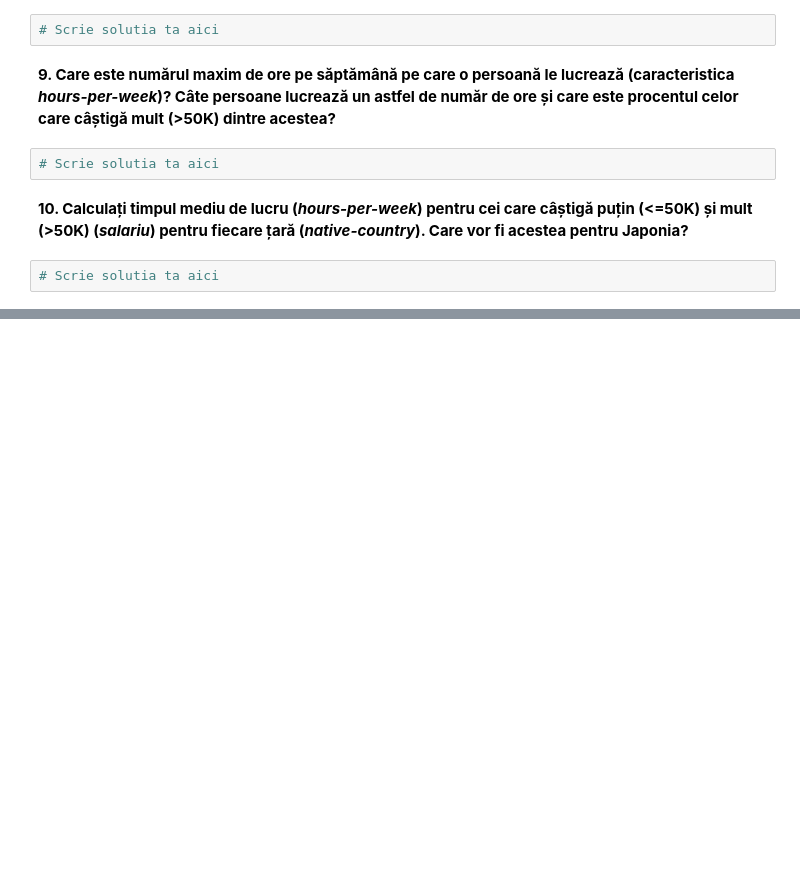
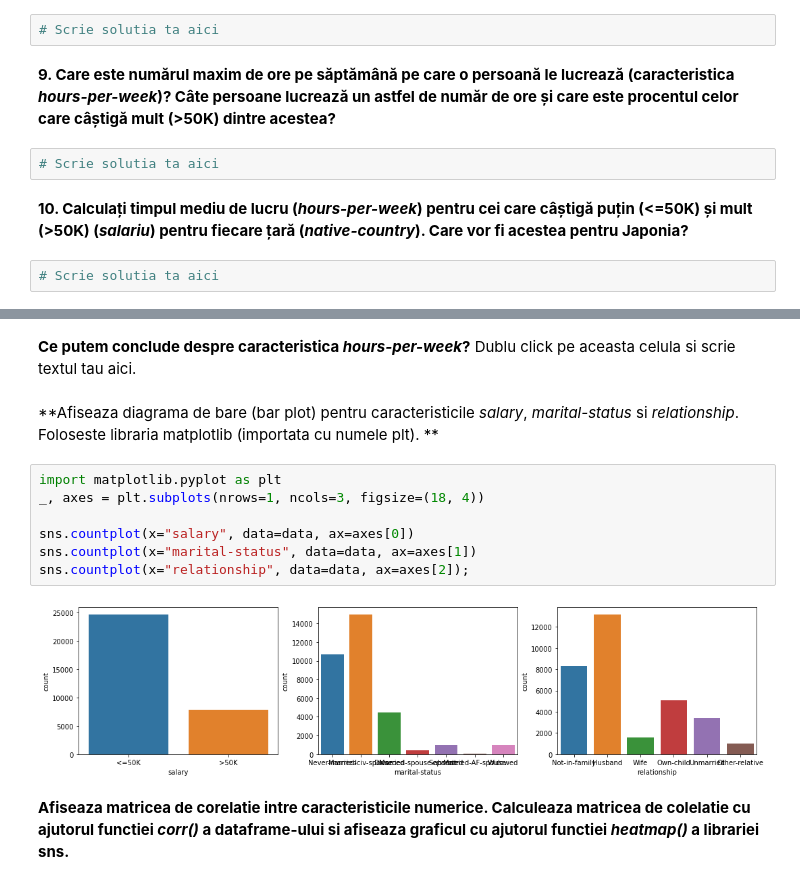
Before and after one commit to dianaartiom/machine_learning_with_python, a Jupyter notebook: lesson03/notebooks/L3HW3_1_Pandas_and_UCI_adult_dataset.ipynb, the cells around one changed output, grey strips where cells are left out. Saved outputs shown, nothing was run; the diff lists cells and outputs as text; blank space fills up the shorter version.

```diff
--- a/lesson03/notebooks/L3HW3_1_Pandas_and_UCI_adult_dataset.ipynb
+++ b/lesson03/notebooks/L3HW3_1_Pandas_and_UCI_adult_dataset.ipynb
@@ -69,0 +92,16 @@ data.head()
+# %% [markdown]
+**Ce putem conclude despre caracteristica *hours-per-week*?**
+Dublu click pe aceasta celula si scrie textul tau aici.
+# %% [markdown]
+**Afiseaza diagrama de bare (bar plot) pentru caracteristicile *salary*, *marital-status* si *relationship*. Foloseste libraria matplotlib (importata cu numele plt). **
+# %%
+import matplotlib.pyplot as plt
+_, axes = plt.subplots(nrows=1, ncols=3, figsize=(18, 4))
+
+sns.countplot(x="salary", data=data, ax=axes[0])
+sns.countplot(x="marital-status", data=data, ax=axes[1])
+sns.countplot(x="relationship", data=data, ax=axes[2]);
+# %% [output]
+[figure, added]
+# %% [markdown]
+**Afiseaza matricea de corelatie intre caracteristicile numerice. Calculeaza matricea de colelatie cu ajutorul functiei *corr()* a dataframe-ului si afiseaza graficul cu ajutorul functiei *heatmap()* a librariei sns.**
```
Also changed, not shown: parts of 8 cells of this notebook, 4 other files.
